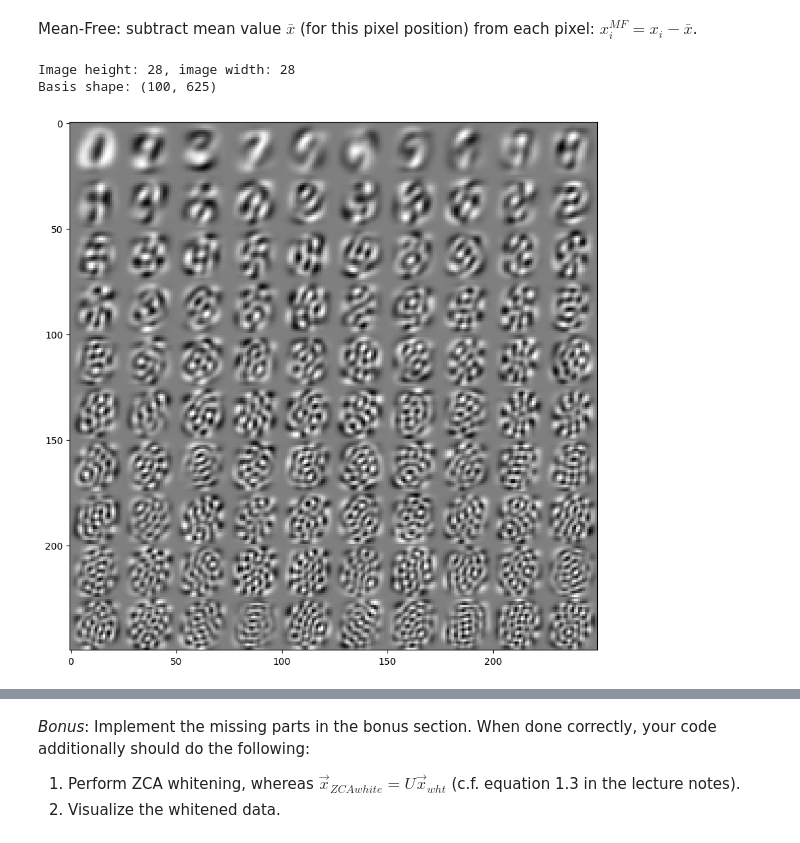
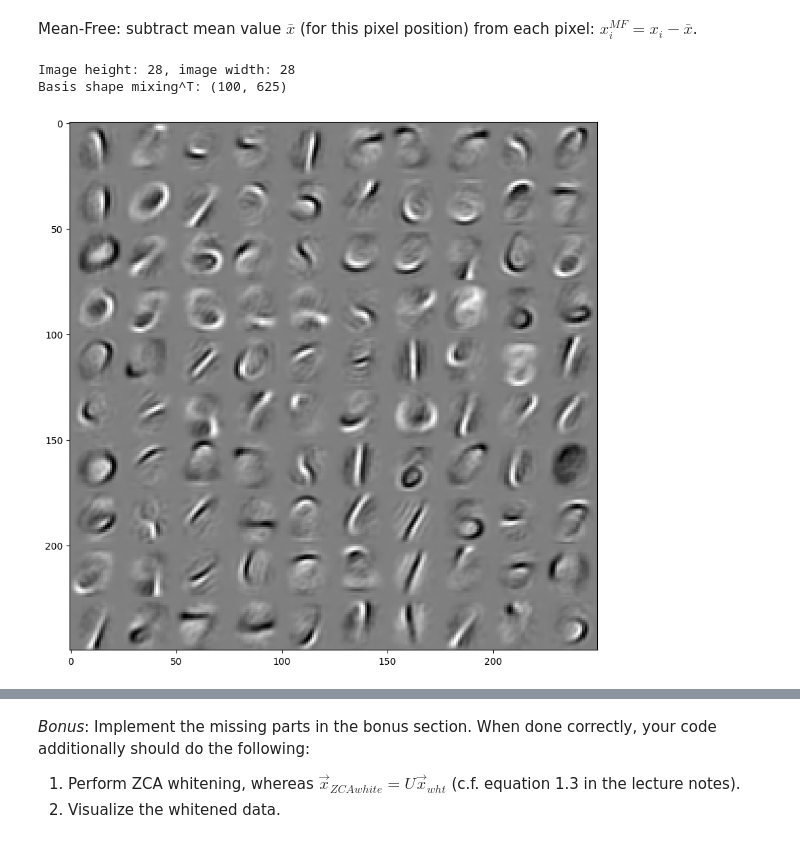
Before and after one commit to lorenz-reichert/maschinelles-lernen-2026, a Jupyter notebook: exercise_1.ipynb, the cells around one changed output, grey strips where cells are left out. Drawn from its saved outputs; the diff is of its cells as text; code cells hidden in the pictures.

```diff
--- a/exercise_1.ipynb
+++ b/exercise_1.ipynb
@@ -138,7 +140,7 @@ patch_size = 25 # -1
 n_basis = 100 # -1
 
 # TODO method : string describing whether to perform pca, ica, or sc
-method = 'pca'
+method = 'ica'
 
 # TODO n_iterations : number of iterations (only for sparse coding)
 n_iterations = 50 # -1
@@ -161,36 +163,48 @@ n_images, n_pixels = data.shape # =tuple(no_images, no_pixels_per_image)
 
 # TODO get height and width of the images
 img_height = int(np.sqrt(n_pixels)) # square images
 img_width = int(np.sqrt(n_pixels))  # square images
 print(f"Image height: {img_height}, image width: {img_width}")
 assert isinstance(img_height, int) and isinstance(img_width, int), "Image dimensions need to be integers."
 
 # TODO enforce mean-free data vectors
 mean_free_data = data - np.mean(data, axis=0)
 
 # TODO draw random patches from data.
 patches = random_patches(mean_free_data, img_height, img_width, n_patches, patch_size)  # -1
 
 # TODO perform the chosen unsupervised method on the drawn patches
 if method == 'pca':
     pca = PCA(n_components=n_basis) # how many principal components
     pca.fit(patches)  # compute
     basis = pca.components_ # computed principal components
     print(f"Basis shape: {basis.shape}")
+
 elif method == 'ica':
-    basis = -1
+    ica = FastICA(n_components=n_basis)
+    ica.fit(patches)
+
+    # basis = ica.components_ # get independent components
+    # print(f"Basis shape components: {basis.shape}")
+
+    # basis = ica.mixing_     # pseudo-inverse of components_, maps independent sources to the data
+    # print(f"Basis shape mixing: {basis.shape}")
+
+    basis = ica.mixing_.T     # Transposed so it has shape (100,625)
+    print(f"Basis shape mixing^T: {basis.shape}")
+
 elif method == 'sc':
     if SC_LOAD_DICTIONARY:
         basis = -1
     else:
         basis = -1
 
 # TODO show the new set of basis vectors (only the first n_basis)
 show_in_grid(basis[:n_basis], patch_size, patch_size)
 # %% [output]
 Image height: 28, image width: 28
-Basis shape: (100, 625)
+Basis shape mixing^T: (100, 625)
-[figure, old version]
+[figure, new version]
 # %%
 # RECONSTRUCTION
 ## Use different subsets of the new basis vectors to reconstruct a random patch
```
Also changed, not shown: parts of 19 cells of this notebook.
